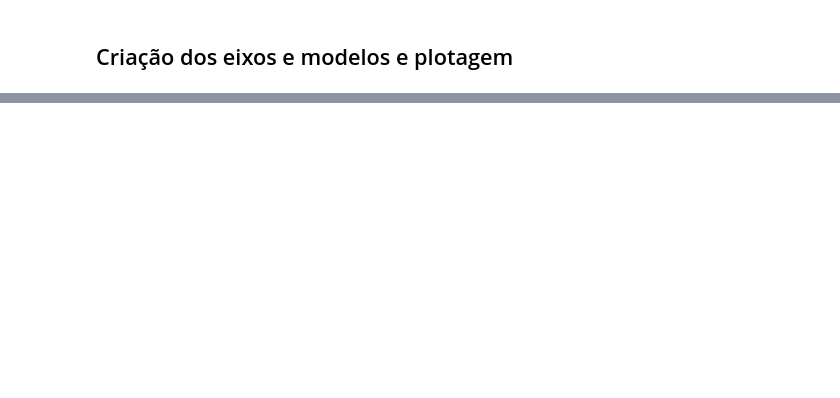
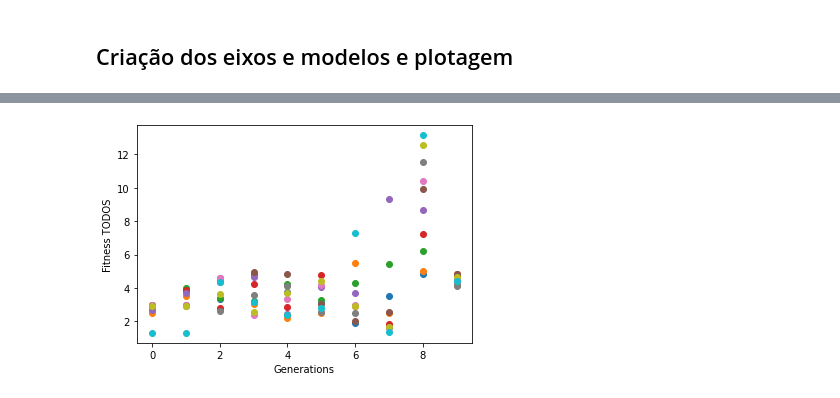
Before and after one commit to faffonso/micromouse-evolutivo, a Jupyter notebook: src/data_analysis/analise_dados.ipynb, the cells around one changed output, grey strips where cells are left out. Cells and saved outputs as stored; diff of their text form; code cells hidden in the pictures; blank space fills up the shorter version.

```diff
--- a/src/data_analysis/analise_dados.ipynb
+++ b/src/data_analysis/analise_dados.ipynb
@@ -32,8 +32,8 @@ for data in f:
 
 
 # TAMPOP e MAX_INFO_LEN
-TAMPOP = lines[1].split('\t')[0].split(' ')[2]
-MAX_INFO_LEN = lines[1].split('\t')[1].split(' ')[2]
+TAMPOP = int(lines[1].split('\t')[0].split(' ')[2])
+MAX_INFO_LEN = int(lines[1].split('\t')[1].split(' ')[2])
 
 # fitness function
 fitness = list()
@@ -101,0 +112,9 @@ plt.show()
+# %%
+for pop in range(0, TAMPOP):
+    y = indivs[pop]
+    plt.scatter(X, y)
+plt.xlabel('Generations')
+plt.ylabel('Fitness TODOS')
+plt.show()
+# %% [output]
+[figure, added]
```
Also changed, not shown: parts of 10 cells of this notebook.
